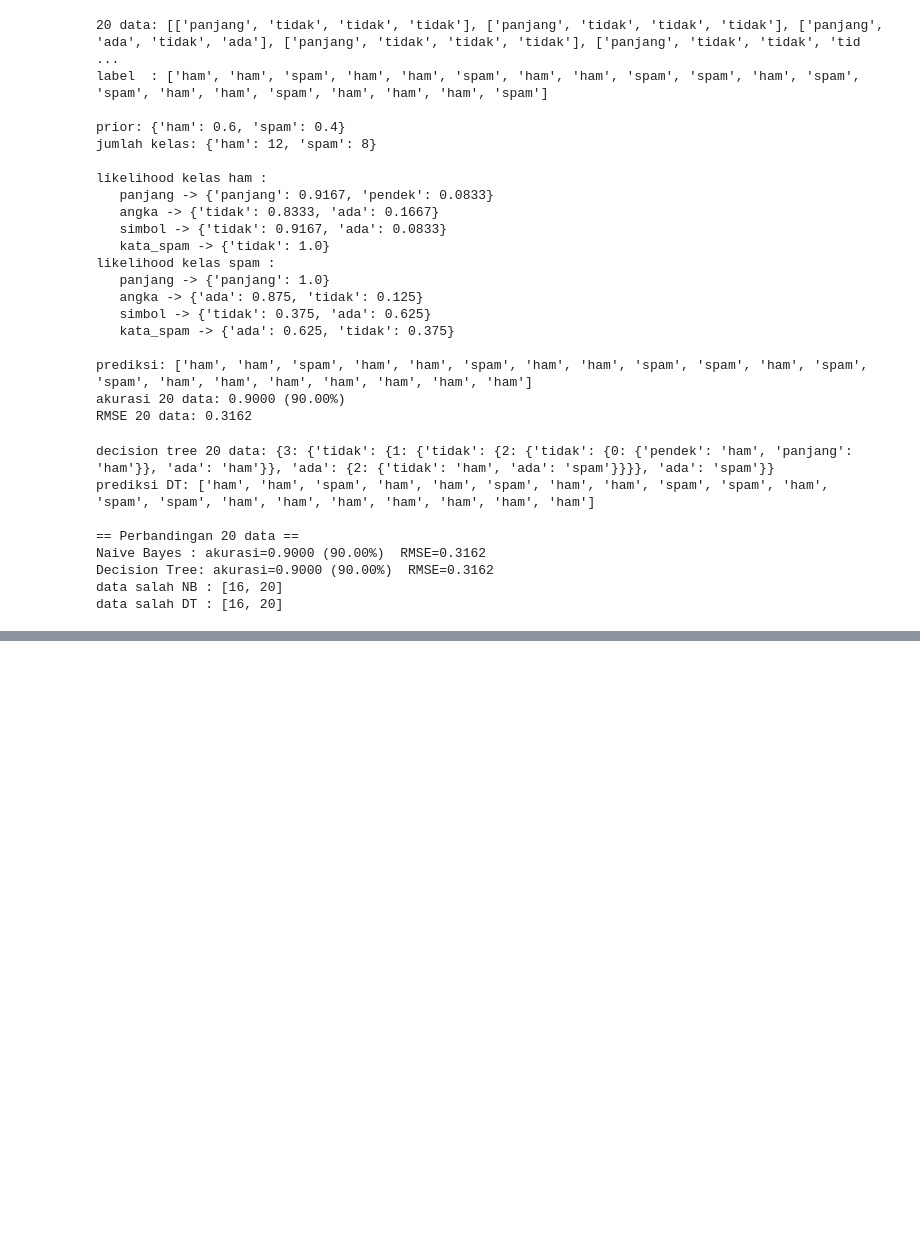
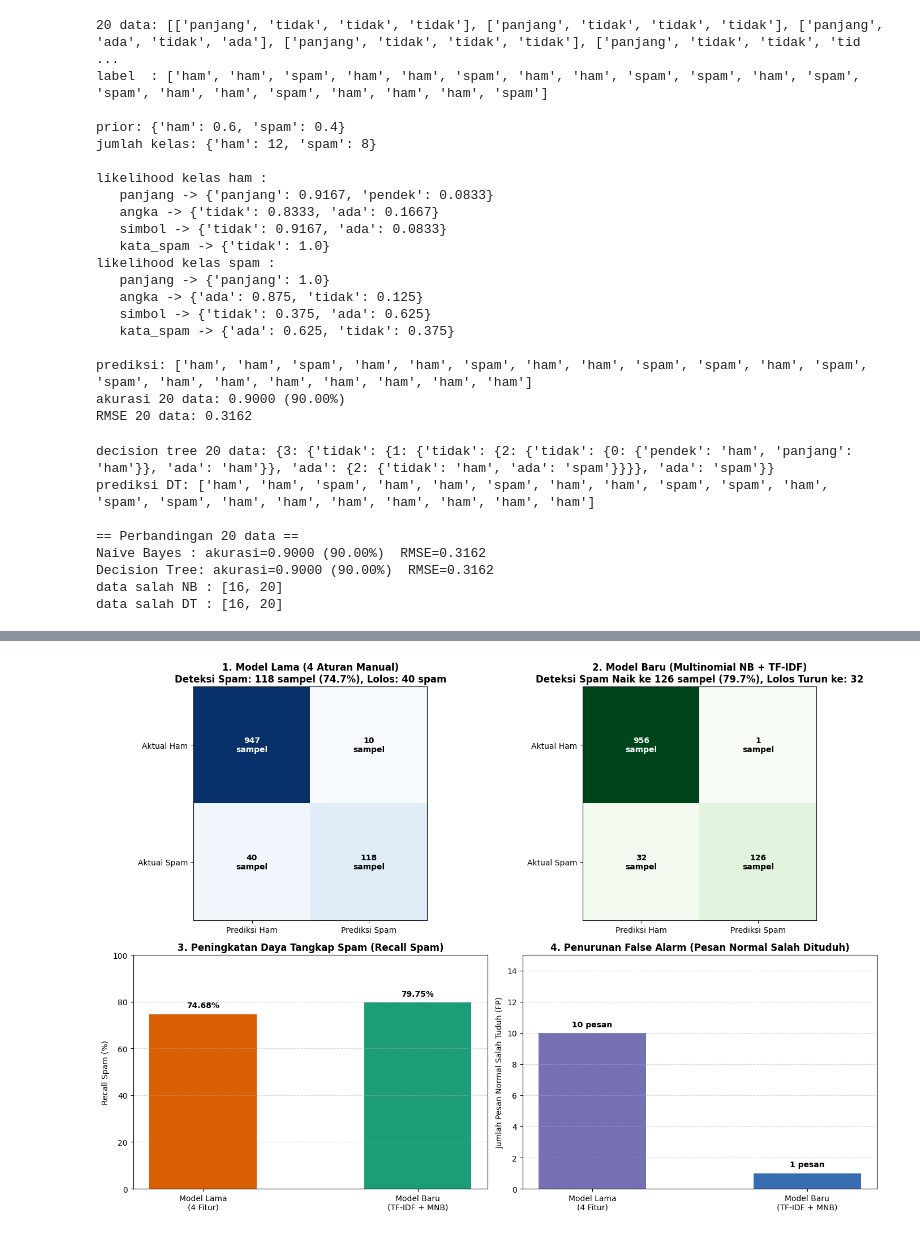
Before and after one commit to haidaralfff/ML_Learning, a Jupyter notebook: notebook/NaiveBayes.ipynb, the cells around one changed output, grey strips where cells are left out. Cells and saved outputs as stored; diff of their text form; code cells hidden in the pictures; blank space fills up the shorter version.

```diff
--- a/notebook/NaiveBayes.ipynb
+++ b/notebook/NaiveBayes.ipynb
@@ -340,0 +491,87 @@ data salah DT : [16, 20]
+# %%
+# Implementasi Multinomial Naive Bayes + TF-IDF
+import numpy as np
+from sklearn.feature_extraction.text import TfidfVectorizer
+from sklearn.naive_bayes import MultinomialNB
+from sklearn.metrics import accuracy_score, confusion_matrix, recall_score, f1_score
+
+# 1. Ekstraksi Fitur Teks dengan TF-IDF
+tfidf = TfidfVectorizer(stop_words='english', max_features=3000)
+X_tr_tfidf = tfidf.fit_transform(df.loc[train_idx, 'pesan'])
+X_ts_tfidf = tfidf.transform(df.loc[test_idx, 'pesan'])
+
+y_tr_biner = [1 if v == 'spam' else 0 for v in y_latih]
+y_ts_biner = [1 if v == 'spam' else 0 for v in y_uji]
+
+# 2. Latih Model Multinomial Naive Bayes (dengan Laplace Smoothing alpha=1.0)
+model_mnb = MultinomialNB(alpha=1.0)
+model_mnb.fit(X_tr_tfidf, y_tr_biner)
+pred_mnb = model_mnb.predict(X_ts_tfidf)
+
+# 3. Metrik Evaluasi
+acc_mnb = accuracy_score(y_ts_biner, pred_mnb) * 100
+rec_mnb = recall_score(y_ts_biner, pred_mnb) * 100
+f1_mnb = f1_score(y_ts_biner, pred_mnb, average='macro') * 100
+rmse_mnb = np.sqrt(np.mean((np.array(y_ts_biner) - pred_mnb)**2))
+cm_mnb = confusion_matrix(y_ts_biner, pred_mnb)
+
+# Metrik Model Lama (4 Fitur Manual)
+acc_lama = acc * 100
+rec_lama = cm[1, 1] / (cm[1, 1] + cm[1, 0]) * 100
+rmse_lama = err
+
+# Visualisasi Perbandingan Model Lama vs Model Baru (Multinomial NB + TF-IDF)
+fig, axes = plt.subplots(2, 2, figsize=(14, 10))
+
+# Panel 1: Confusion Matrix Model Lama (4 Aturan Manual)
+axes[0, 0].imshow(cm, cmap='Blues', interpolation='nearest')
+axes[0, 0].set_title(f'1. Model Lama (4 Aturan Manual)\nDeteksi Spam: {cm[1,1]} sampel ({rec_lama:.1f}%), Lolos: {cm[1,0]} spam', fontweight='bold')
+axes[0, 0].set_xticks([0, 1]); axes[0, 0].set_yticks([0, 1])
+axes[0, 0].set_xticklabels(['Prediksi Ham', 'Prediksi Spam']); axes[0, 0].set_yticklabels(['Aktual Ham', 'Aktual Spam'])
+for i in range(2):
+    for j in range(2):
+        axes[0, 0].text(j, i, f'{cm[i, j]}\nsampel', ha='center', va='center',
+                        color='white' if cm[i, j] > 300 else 'black', fontweight='bold')
+
+# Panel 2: Confusion Matrix Model Baru (Multinomial NB + TF-IDF)
+axes[0, 1].imshow(cm_mnb, cmap='Greens', interpolation='nearest')
+axes[0, 1].set_title(f'2. Model Baru (Multinomial NB + TF-IDF)\nDeteksi Spam Naik ke {cm_mnb[1,1]} sampel ({rec_mnb:.1f}%), Lolos Turun ke: {cm_mnb[1,0]}', fontweight='bold')
+axes[0, 1].set_xticks([0, 1]); axes[0, 1].set_yticks([0, 1])
+axes[0, 1].set_xticklabels(['Prediksi Ham', 'Prediksi Spam']); axes[0, 1].set_yticklabels(['Aktual Ham', 'Aktual Spam'])
+for i in range(2):
+    for j in range(2):
+        axes[0, 1].text(j, i, f'{cm_mnb[i, j]}\nsampel', ha='center', va='center',
+                        color='white' if cm_mnb[i, j] > 300 else 'black', fontweight='bold')
+
+# Panel 3: Grafik Peningkatan Deteksi Spam (Recall)
+bars_rec = axes[1, 0].bar(['Model Lama\n(4 Fitur)', 'Model Baru\n(TF-IDF + MNB)'], [rec_lama, rec_mnb], color=['#d95f02', '#1b9e77'], width=0.5)
+axes[1, 0].set_title('3. Peningkatan Daya Tangkap Spam (Recall Spam)', fontweight='bold')
+axes[1, 0].set_ylabel('Recall Spam (%)')
+axes[1, 0].set_ylim(0, 100)
+axes[1, 0].grid(axis='y', linestyle='--', alpha=0.5)
+for bar in bars_rec:
+    yval = bar.get_height()
+    axes[1, 0].text(bar.get_x() + bar.get_width()/2.0, yval + 2, f'{yval:.2f}%', ha='center', va='bottom', fontweight='bold')
+
+# Panel 4: Penurunan False Alarm (Pesan Ham Normal Salah Dituduh Spam)
+bars_fp = axes[1, 1].bar(['Model Lama\n(4 Fitur)', 'Model Baru\n(TF-IDF + MNB)'], [cm[0, 1], cm_mnb[0, 1]], color=['#7570b3', '#386cb0'], width=0.5)
+axes[1, 1].set_title('4. Penurunan False Alarm (Pesan Normal Salah Dituduh)', fontweight='bold')
+axes[1, 1].set_ylabel('Jumlah Pesan Normal Salah Tuduh (FP)')
+axes[1, 1].set_ylim(0, 15)
+axes[1, 1].grid(axis='y', linestyle='--', alpha=0.5)
+for bar in bars_fp:
+    yval = bar.get_height()
+    axes[1, 1].text(bar.get_x() + bar.get_width()/2.0, yval + 0.3, f'{yval} pesan', ha='center', va='bottom', fontweight='bold')
+
+plt.tight_layout()
+plt.show()
+
+print('='*65)
+print('RINGKASAN KOMPARASI HASIL MODEL LAMA VS MODEL BARU (METODE NO. 1):')
+print(f'1. Akurasi Keseluruhan : {acc_lama:.2f}% -> {acc_mnb:.2f}% (Meningkat signifikan)')
+print(f'2. Nilai RMSE          : {rmse_lama:.4f} -> {rmse_mnb:.4f} (Error rate turun tajam)')
+print(f'3. Deteksi Spam (Recall): {rec_lama:.2f}% -> {rec_mnb:.2f}% (Spam terlewat terpangkas dari {cm[1,0]} ke {cm_mnb[1,0]} pesan)')
+print(f'4. False Alarm (FP)    : {cm[0,1]} pesan -> {cm_mnb[0,1]} pesan (Pesan normal jauh lebih aman)')
+print('='*65)
+# %% [output]
+[figure, added]
```
Also changed, not shown: parts of 5 cells of this notebook, 9 other files.
